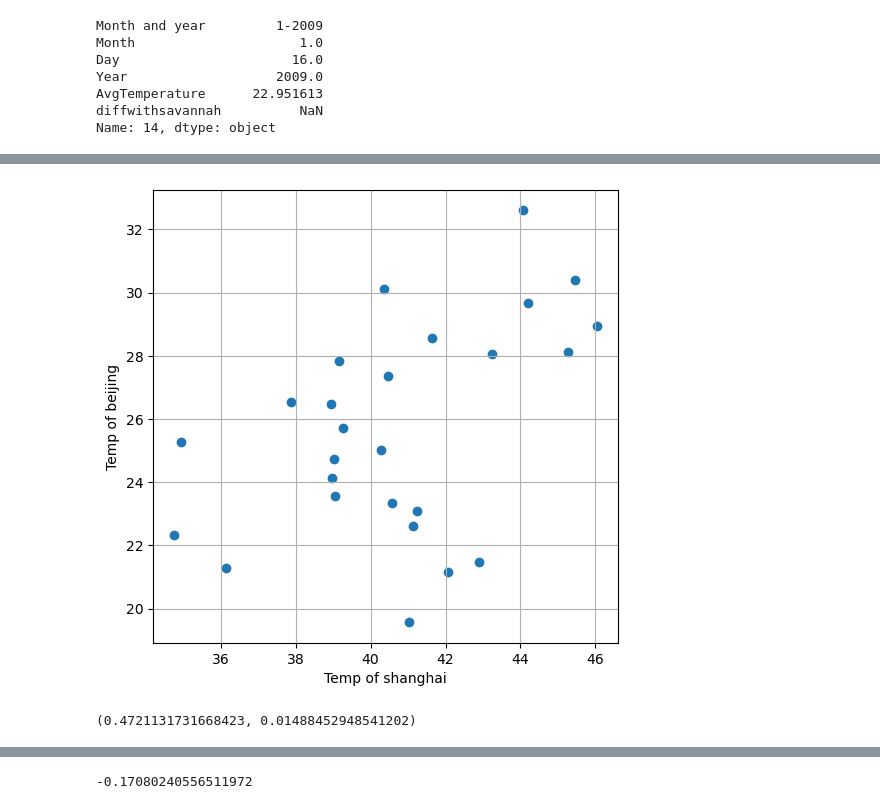
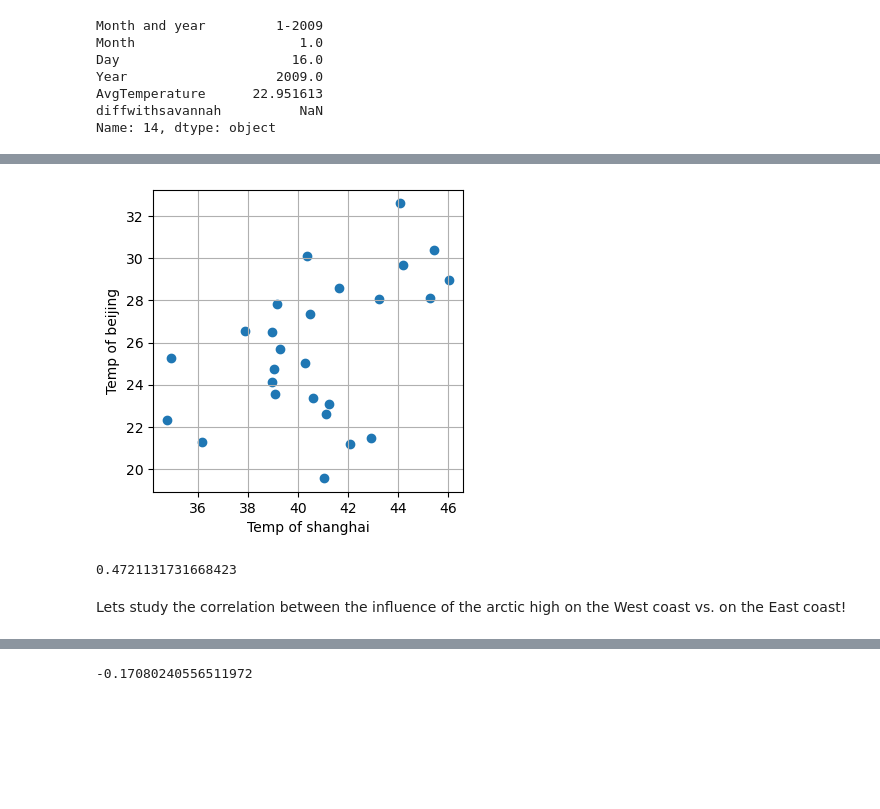
Before and after one commit to jasonduong96/arctic-influence, a Jupyter notebook: Project #1- Influence of temperature fronts on continental U.S.ipynb, the cells around one changed output, grey strips where cells are left out. Saved outputs shown, nothing was run; the diff lists cells and outputs as text; code cells hidden in the pictures; blank space fills up the shorter version.

```diff
--- a/Project #1- Influence of temperature fronts on continental U.S.ipynb
+++ b/Project #1- Influence of temperature fronts on continental U.S.ipynb
@@ -558,13 +330,13 @@ stats.pearsonr(dfsavannah[dfsavannah['Month']==1].groupby('Month and year').mean
 # %%
-plt.figure(figsize=(6,6), dpi=100)
+plt.figure(figsize=(4,4), dpi=100)
 plt.grid()
 plt.scatter(dfshanghai[dfshanghai['Month']==1].groupby('Month and year').mean()['AvgTemperature'], dfbeijing[dfbeijing['Month']==1].groupby('Month and year').mean()['AvgTemperature'])
 plt.xlabel('Temp of shanghai')
 plt.ylabel('Temp of beijing')
 plt.show()
 # %% [output]
-[figure, old version]
+[figure, new version]
 # %%
-stats.pearsonr(dfshanghai[dfshanghai['Month']==1].groupby('Month and year').mean()['AvgTemperature'], dfbeijing[dfbeijing['Month']==1].groupby('Month and year').mean()['AvgTemperature'])
+stats.pearsonr(dfshanghai[dfshanghai['Month']==1].groupby('Month and year').mean()['AvgTemperature'], dfbeijing[dfbeijing['Month']==1].groupby('Month and year').mean()['AvgTemperature'])[0]
 # %% [output]
-(0.4721131731668423, 0.01488452948541202)
+0.4721131731668423
@@ -573,2 +343,4 @@ stats.pearsonr(dfshanghai[dfshanghai['Month']==1].groupby('Month and year').mean
+# %% [markdown]
+Lets study the correlation between the influence of the arctic high on the West coast vs. on the East coast!
 # %%
 dfsacramento = df[df['City']=='Sacramento']
```
Also changed, not shown: parts of 63 cells of this notebook.
